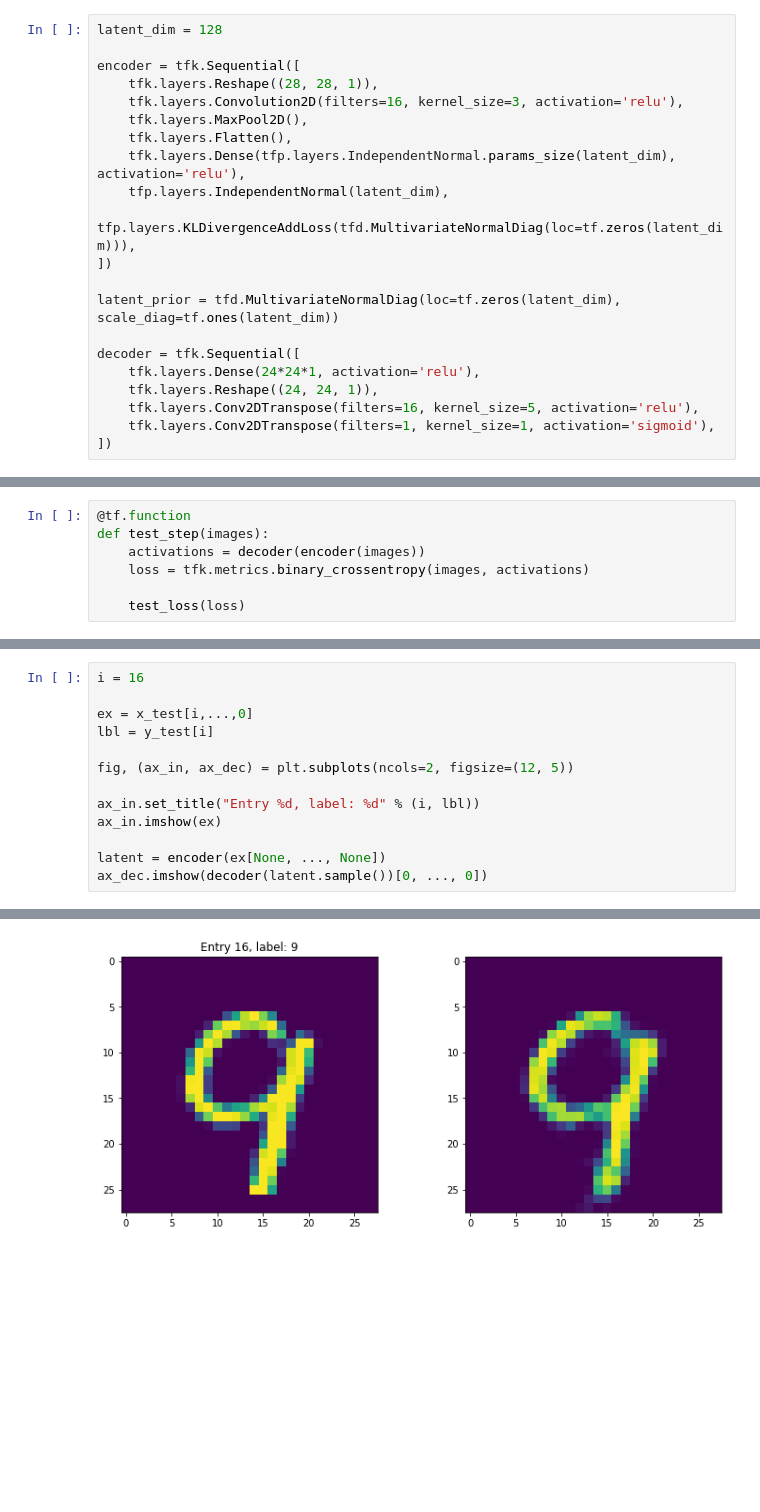
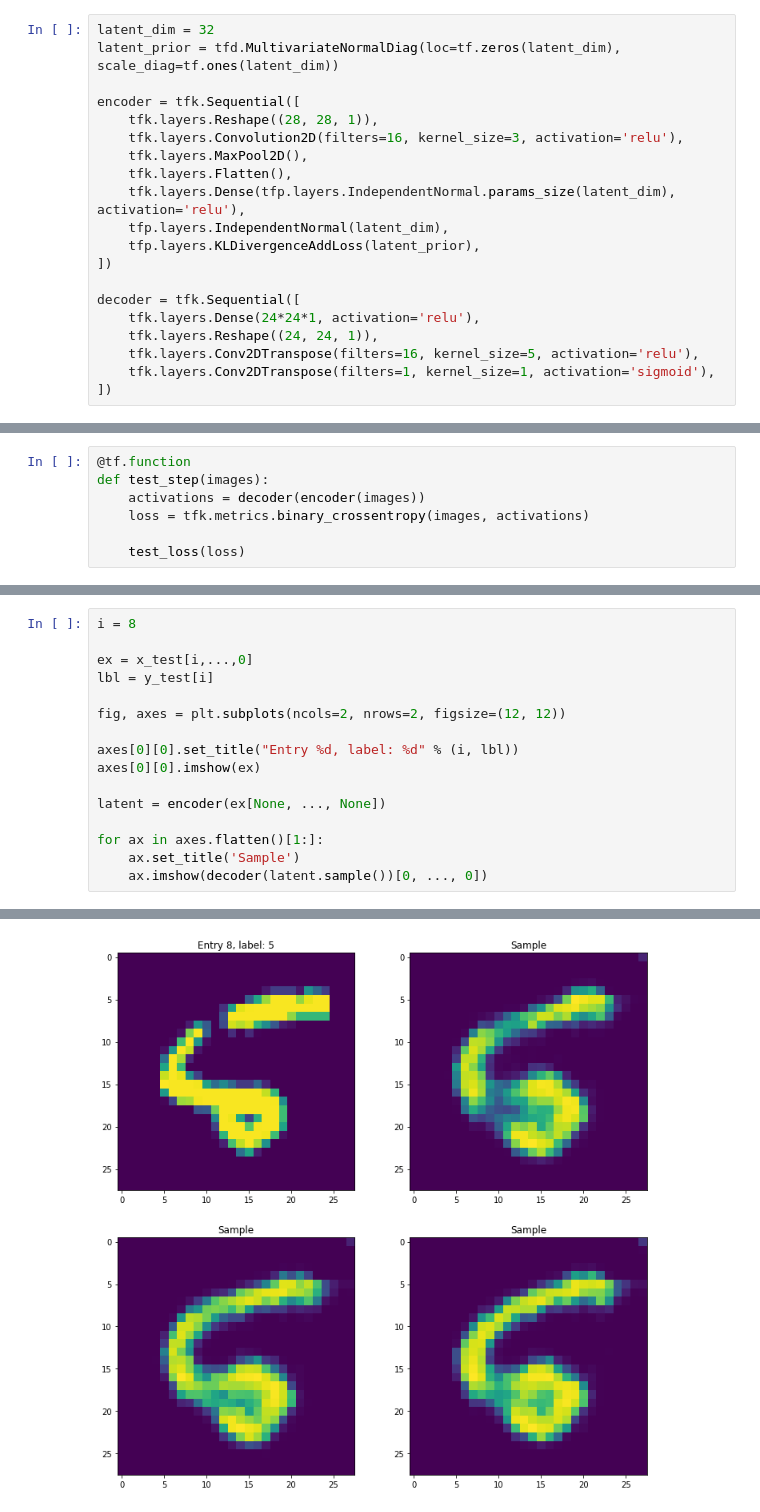
Before and after one commit to nsmith-/UQforWmass, a Jupyter notebook: tfp/vae_mnist.ipynb, the cells around one changed output, grey strips where cells are left out. Drawn from its saved outputs; the diff is of its cells as text; blank space fills up the shorter version.

```diff
--- a/tfp/vae_mnist.ipynb
+++ b/tfp/vae_mnist.ipynb
@@ -28,7 +28,8 @@ x_train = x_train[..., tf.newaxis].astype('f4')
 x_test = x_test[..., tf.newaxis].astype('f4')
 n_train = x_train.shape[0]
 # %%
-latent_dim = 128
+latent_dim = 32
+latent_prior = tfd.MultivariateNormalDiag(loc=tf.zeros(latent_dim), scale_diag=tf.ones(latent_dim))
 
 encoder = tfk.Sequential([
     tfk.layers.Reshape((28, 28, 1)),
@@ -37,10 +38,8 @@ encoder = tfk.Sequential([
     tfk.layers.Flatten(),
     tfk.layers.Dense(tfp.layers.IndependentNormal.params_size(latent_dim), activation='relu'),
     tfp.layers.IndependentNormal(latent_dim),
-    tfp.layers.KLDivergenceAddLoss(tfd.MultivariateNormalDiag(loc=tf.zeros(latent_dim))),
+    tfp.layers.KLDivergenceAddLoss(latent_prior),
 ])
-
-latent_prior = tfd.MultivariateNormalDiag(loc=tf.zeros(latent_dim), scale_diag=tf.ones(latent_dim))
 
 decoder = tfk.Sequential([
     tfk.layers.Dense(24*24*1, activation='relu'),
@@ -120,14 +118,17 @@ pd.DataFrame(history).plot()
 # %%
-i = 16
+i = 8
 
 ex = x_test[i,...,0]
 lbl = y_test[i]
 
-fig, (ax_in, ax_dec) = plt.subplots(ncols=2, figsize=(12, 5))
+fig, axes = plt.subplots(ncols=2, nrows=2, figsize=(12, 12))
 
-ax_in.set_title("Entry %d, label: %d" % (i, lbl))
-ax_in.imshow(ex)
+axes[0][0].set_title("Entry %d, label: %d" % (i, lbl))
+axes[0][0].imshow(ex)
 
 latent = encoder(ex[None, ..., None])
-ax_dec.imshow(decoder(latent.sample())[0, ..., 0])
+
+for ax in axes.flatten()[1:]:
+    ax.set_title('Sample')
+    ax.imshow(decoder(latent.sample())[0, ..., 0])
 # %% [output]
@@ -135,2 +135,2 @@ ax_dec.imshow(decoder(latent.sample())[0, ..., 0])
-[figure, old version]
+[figure, new version]
 # %%
```
Also changed, not shown: parts of 5 cells of this notebook, 1 other file.
